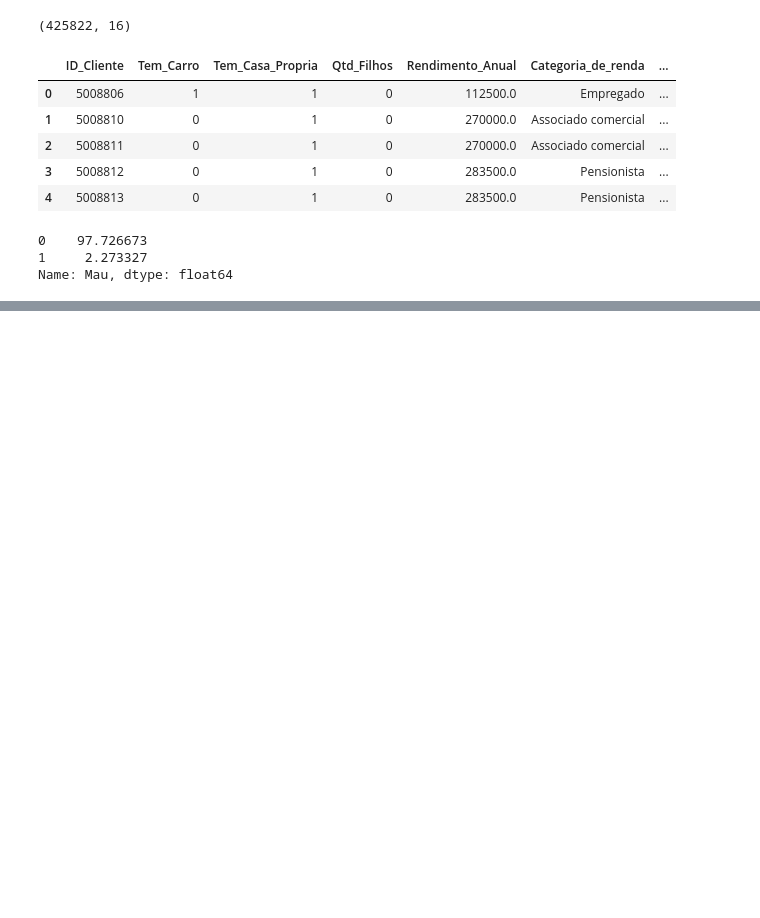
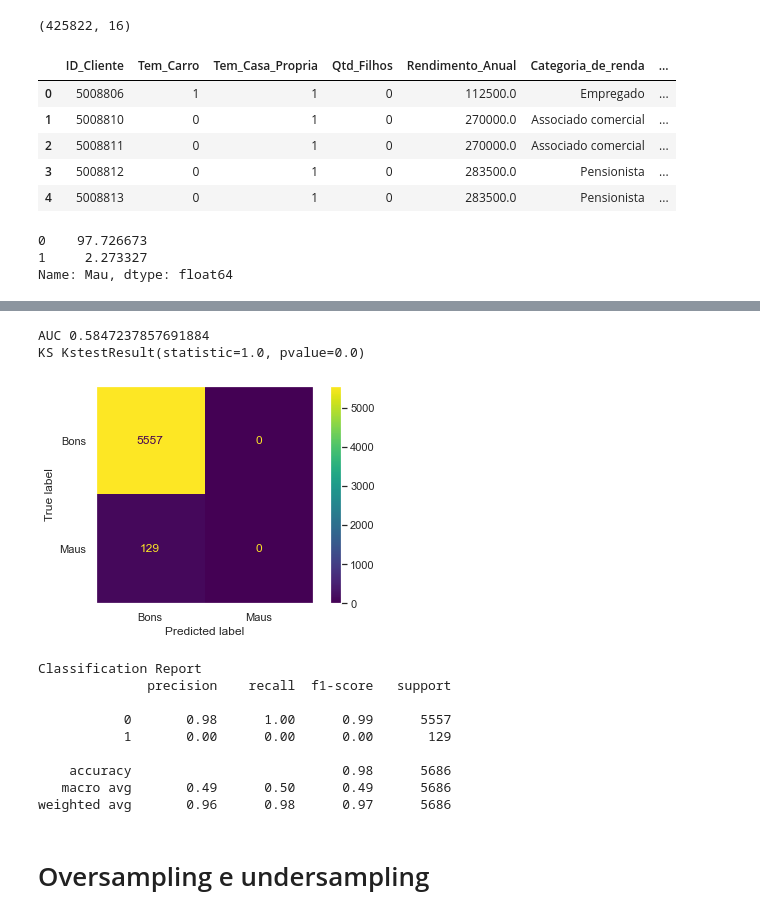
Before and after one commit to cmattosr/bootcampDS_mod06, a Jupyter notebook: Modulo06.ipynb, the cells around one changed output, grey strips where cells are left out. Saved outputs shown, nothing was run; the diff lists cells and outputs as text; code cells hidden in the pictures; blank space fills up the shorter version.

```diff
--- a/Modulo06.ipynb
+++ b/Modulo06.ipynb
@@ -883,0 +1039,20 @@ Name: Mau, dtype: float64
+# %%
+
+pipeline = Pipeline([('Transformador', Transformador(colunas_quantitativas, colunas_categoricas)),
+                     ('Modelo', LogisticRegression(random_state=SEED, max_iter=1000))])
+roda_modelo(pipeline, df_registro_clientes_targets)
+# %% [output]
+AUC 0.5847237857691884
+KS KstestResult(statistic=1.0, pvalue=0.0)
+[figure, added]
+Classification Report
+              precision    recall  f1-score   support
+
+           0       0.98      1.00      0.99      5557
+           1       0.00      0.00      0.00       129
+
+    accuracy                           0.98      5686
+   macro avg       0.49      0.50      0.49      5686
+weighted avg       0.96      0.98      0.97      5686
+# %% [markdown]
+# Oversampling e undersampling
```
Also changed, not shown: parts of 19 cells of this notebook.
